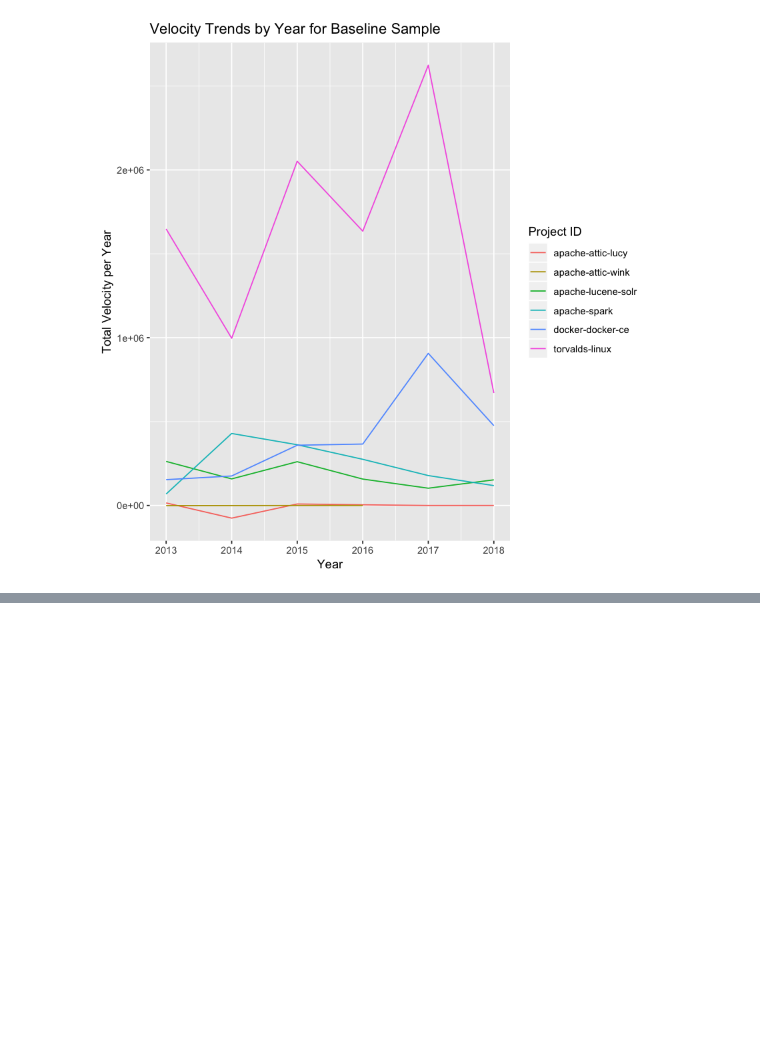
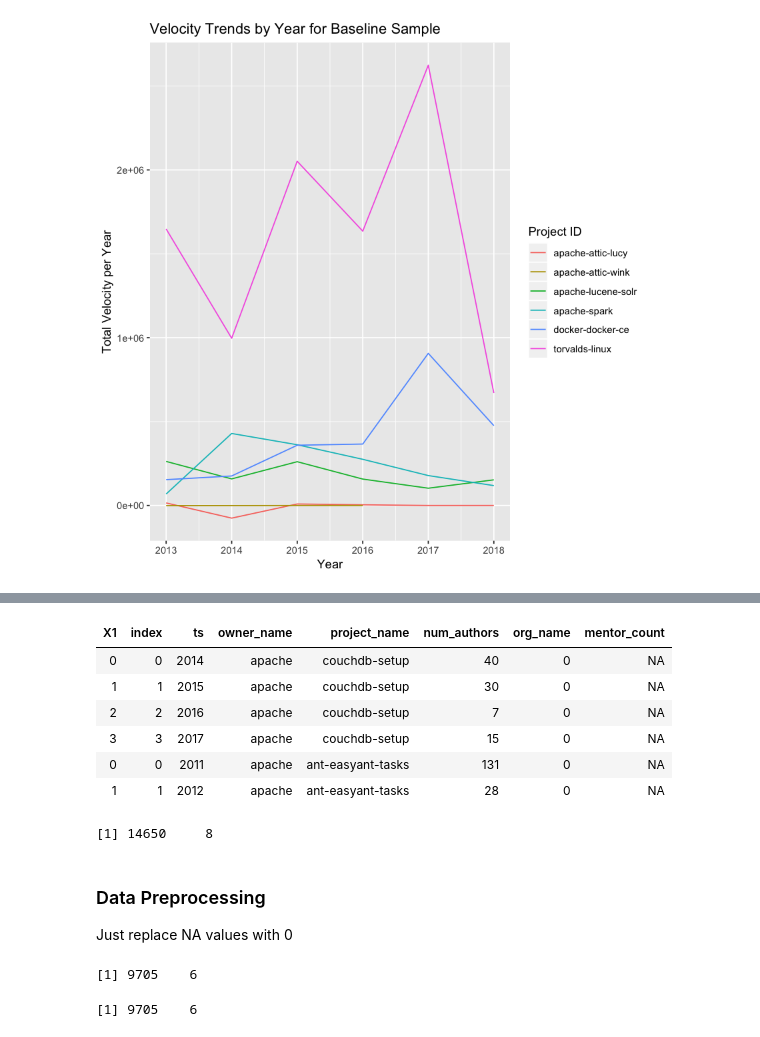
Before and after one commit to tbonza/EDS19, a Jupyter notebook: project/FinalReport.ipynb, the cells around one changed output, grey strips where cells are left out. Cells and saved outputs as stored; diff of their text form; code cells hidden in the pictures; blank space fills up the shorter version.

```diff
--- a/project/FinalReport.ipynb
+++ b/project/FinalReport.ipynb
@@ -281,0 +303,36 @@ Saving 7 x 7 in image
+# %%
+head(df_features)
+dim(df_features)
+# %% [output]
+| X1 | index | ts | owner_name | project_name | num_authors | org_name | mentor_count |
+| 0 | 0 | 2014 | apache | couchdb-setup | 40 | 0 | NA |
+| 1 | 1 | 2015 | apache | couchdb-setup | 30 | 0 | NA |
+| 2 | 2 | 2016 | apache | couchdb-setup | 7 | 0 | NA |
+| 3 | 3 | 2017 | apache | couchdb-setup | 15 | 0 | NA |
+| 0 | 0 | 2011 | apache | ant-easyant-tasks | 131 | 0 | NA |
+| 1 | 1 | 2012 | apache | ant-easyant-tasks | 28 | 0 | NA |
+[1] 14650     8
+# %% [markdown]
+### Data Preprocessing
+
+Just replace NA values with 0
+# %%
+X <- df_features %>% select(-X1, -index) %>%
+        filter(ts > 2012 & ts <= 2018) %>%
+        mutate(
+            num_authors = ifelse(is.na(num_authors), 0, num_authors),
+            org_name = ifelse(is.na(org_name), 0, org_name),
+            mentor_count = ifelse(is.na(mentor_count), 0, mentor_count)
+        )
+dim(X)
+# %% [output]
+[1] 9705    6
+# %%
+y <- df_target %>% select(-X1) %>%
+        filter(ts > 2012 & ts <= 2018) %>%
+        mutate(
+            velocity = ifelse(is.na(velocity), 0, velocity)
+        )
+dim(y)
+# %% [output]
+[1] 9705    6
```
Also changed, not shown: parts of 16 cells of this notebook.
